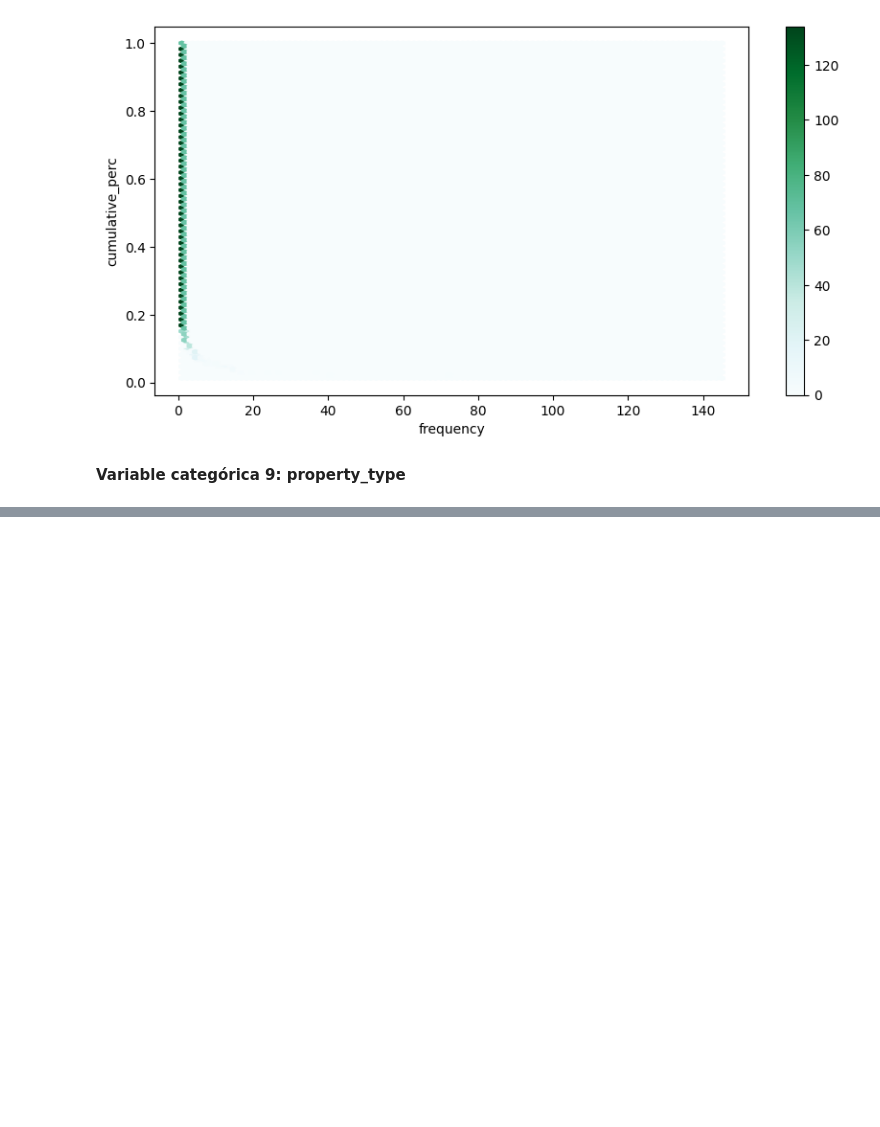
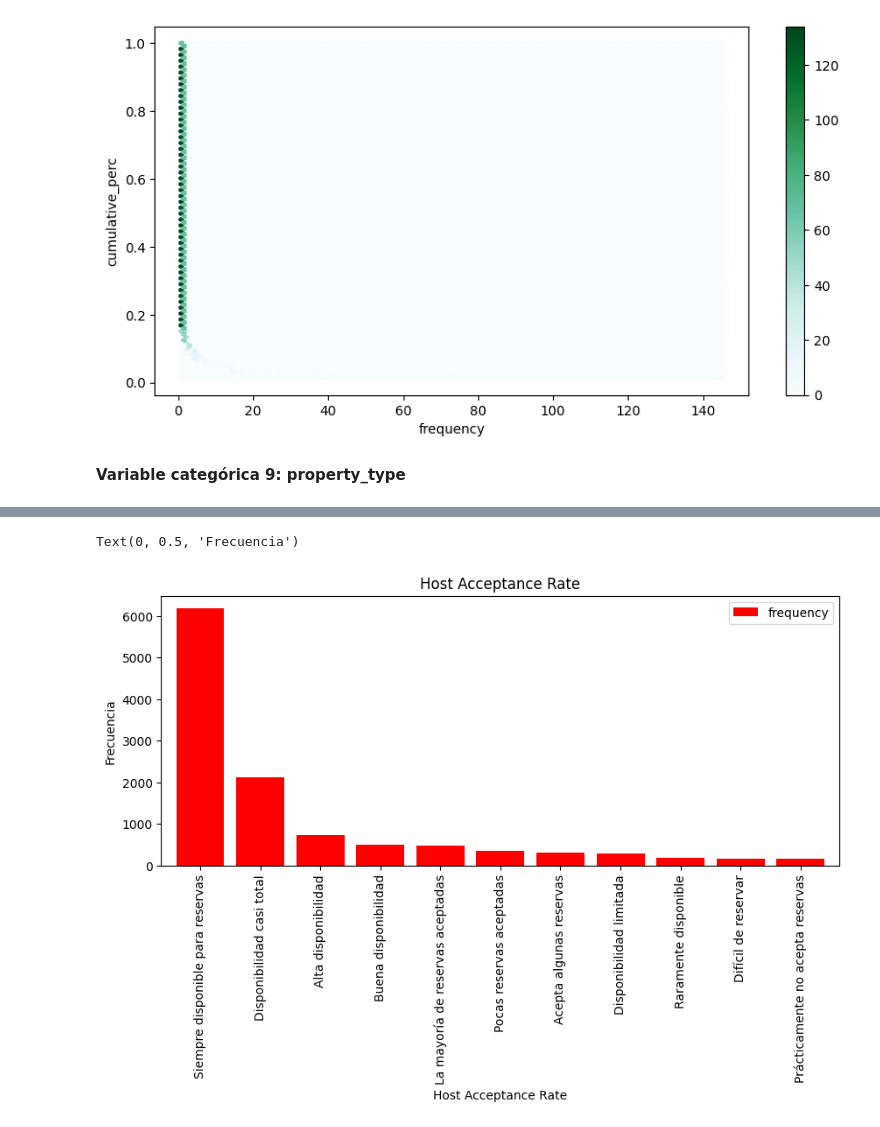
Before and after one commit to GabLopezAl/Extraccion-de-caracteristicas, a Jupyter notebook: codigo.ipynb, the cells around one changed output, grey strips where cells are left out. Saved outputs shown, nothing was run; the diff lists cells and outputs as text; code cells hidden in the pictures; blank space fills up the shorter version.

```diff
--- a/codigo.ipynb
+++ b/codigo.ipynb
@@ -330,0 +502,6 @@ filtro_index.plot(kind = "area", figsize=(10,4), alpha = .4)
+# %%
+# Determinar los limites max y min 2 paso
+max = df_berlin["host_acceptance_rate"].max()
+min = df_berlin["host_acceptance_rate"].min()
+limites = [min,max]
+limites
@@ -330,0 +528,4 @@ filtro_index.plot(kind = "area", figsize=(10,4), alpha = .4)
+# %%
+# Categorizacion de variables
+intervalos = np.linspace(min,max,12)
+intervalos
@@ -330,0 +536,7 @@ filtro_index.plot(kind = "area", figsize=(10,4), alpha = .4)
+# %%
+# Creamos las categorias
+categorias = ["Prácticamente no acepta reservas","Raramente disponible", "Difícil de reservar", "Pocas reservas aceptadas", "Disponibilidad limitada", "Acepta algunas reservas", "Buena disponibilidad","La mayoría de reservas aceptadas","Alta disponibilidad","Disponibilidad casi total","Siempre disponible para reservas"]
+# %%
+# Finalmente creamos las categorias en la columna númerica
+df_berlin['host_acceptance_rate'] = pd.cut(x = df_berlin['host_acceptance_rate'], bins=intervalos, labels = categorias)
+df_berlin['host_acceptance_rate']
@@ -330,0 +557,15 @@ filtro_index.plot(kind = "area", figsize=(10,4), alpha = .4)
+# %%
+# Hacemos todo el procedimiento anteriromente realizado para las variables categóricas y se grafica
+table2=freq_tbl(df_berlin["host_acceptance_rate"])
+table2=table2.drop(['percentage','cumulative_perc'], axis=1)
+filtro=table2[table2['frequency']>1]
+filtro_index=filtro.set_index("host_acceptance_rate")
+filtro_index
+
+filtro_index.plot(kind = 'bar', width=0.8, figsize=(10,4), color="red")
+mt.title('Host Acceptance Rate')
+mt.xlabel('Host Acceptance Rate')
+mt.ylabel('Frecuencia')
+# %% [output]
+Text(0, 0.5, 'Frecuencia')
+[figure, added]
```
Also changed, not shown: parts of 27 cells of this notebook.
